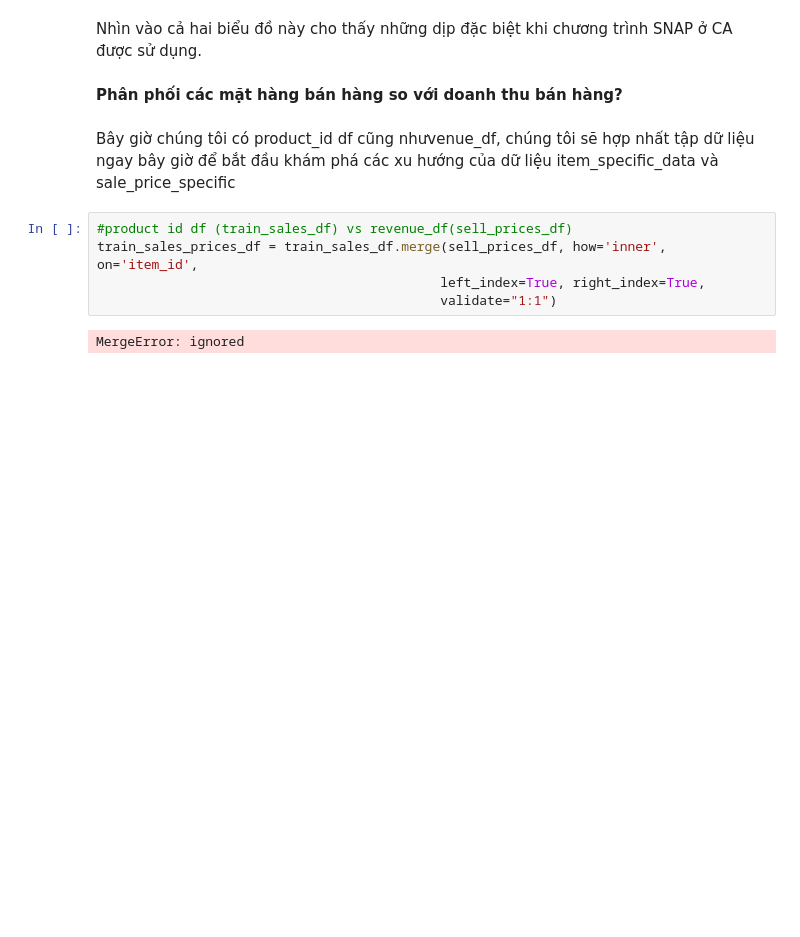
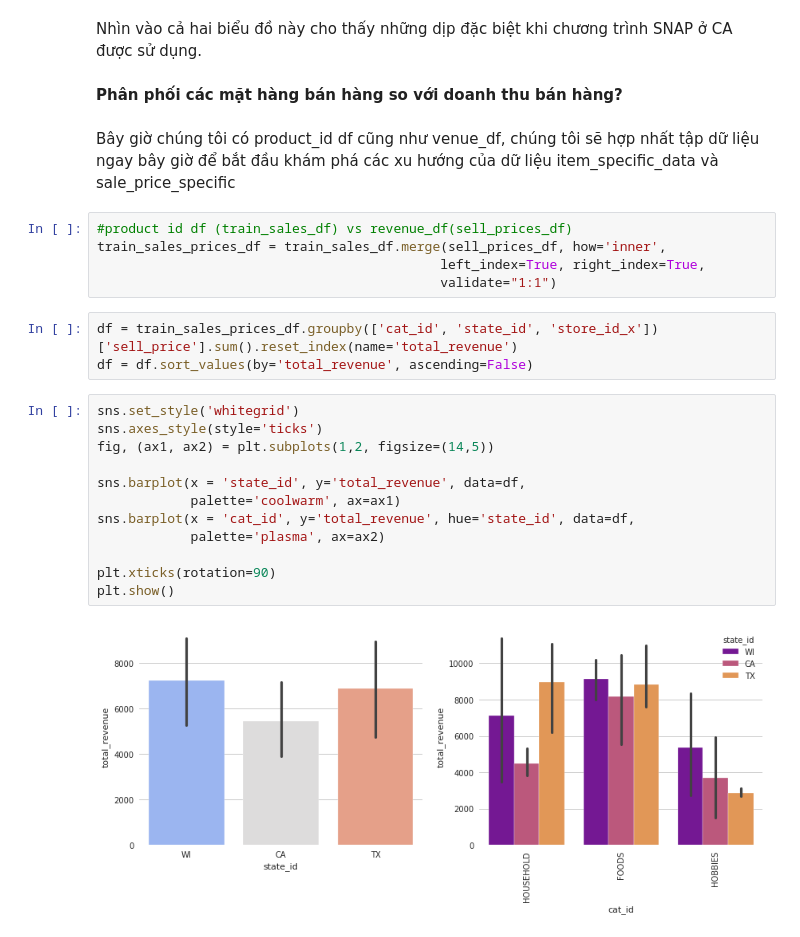
Before and after one commit to HienNguyenMinh/PythonAssignment, a Jupyter notebook: BaiTap1.ipynb, the cells around one changed output. Cells and saved outputs as stored; diff of their text form; blank space fills up the shorter version.

```diff
--- a/BaiTap1.ipynb
+++ b/BaiTap1.ipynb
@@ -680,11 +716,26 @@ Nhìn vào cả hai biểu đồ này cho thấy những dịp đặc biệt khi
 # %% [markdown]
 **Phân phối các mặt hàng bán hàng so với doanh thu bán hàng?**
 # %% [markdown]
-Bây giờ chúng tôi có product_id df cũng nhưvenue_df, chúng tôi sẽ hợp nhất tập dữ liệu ngay bây giờ để bắt đầu khám phá các xu hướng của dữ liệu item_specific_data và sale_price_specific
+Bây giờ chúng tôi có product_id df cũng như venue_df, chúng tôi sẽ hợp nhất tập dữ liệu ngay bây giờ để bắt đầu khám phá các xu hướng của dữ liệu item_specific_data và sale_price_specific
 # %%
 #product id df (train_sales_df) vs revenue_df(sell_prices_df)
-train_sales_prices_df = train_sales_df.merge(sell_prices_df, how='inner', on='item_id',
+train_sales_prices_df = train_sales_df.merge(sell_prices_df, how='inner',
                                             left_index=True, right_index=True,
                                             validate="1:1")
-# %% [output]
-MergeError: ignored
+# %%
+df = train_sales_prices_df.groupby(['cat_id', 'state_id', 'store_id_x'])['sell_price'].sum().reset_index(name='total_revenue')
+df = df.sort_values(by='total_revenue', ascending=False)
+# %%
+sns.set_style('whitegrid')
+sns.axes_style(style='ticks')
+fig, (ax1, ax2) = plt.subplots(1,2, figsize=(14,5))
+
+sns.barplot(x = 'state_id', y='total_revenue', data=df,
+            palette='coolwarm', ax=ax1)
+sns.barplot(x = 'cat_id', y='total_revenue', hue='state_id', data=df,
+            palette='plasma', ax=ax2)
+
+plt.xticks(rotation=90)
+plt.show()
+# %% [output]
+[figure, added]
```
Also changed, not shown: parts of 68 cells of this notebook.
